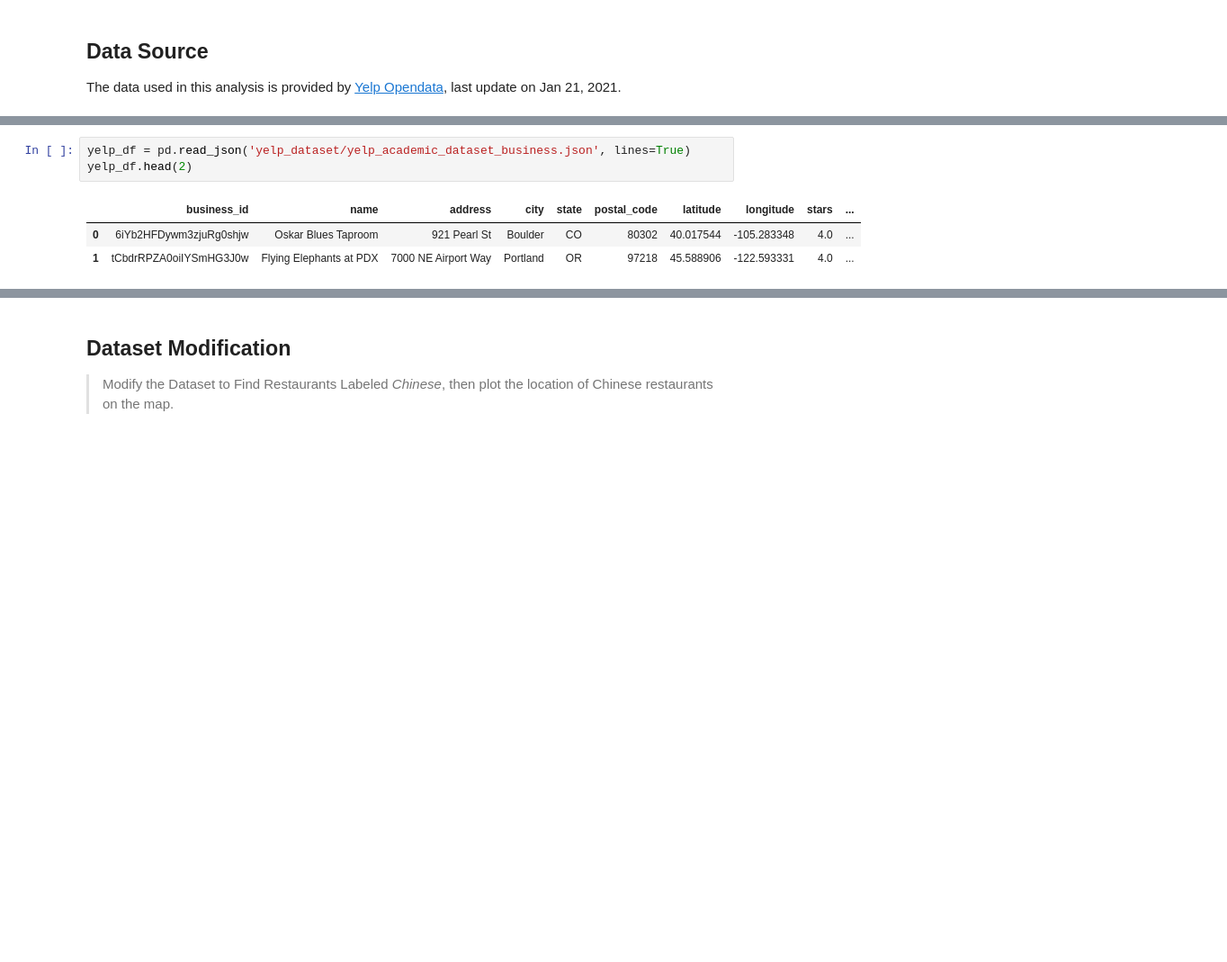
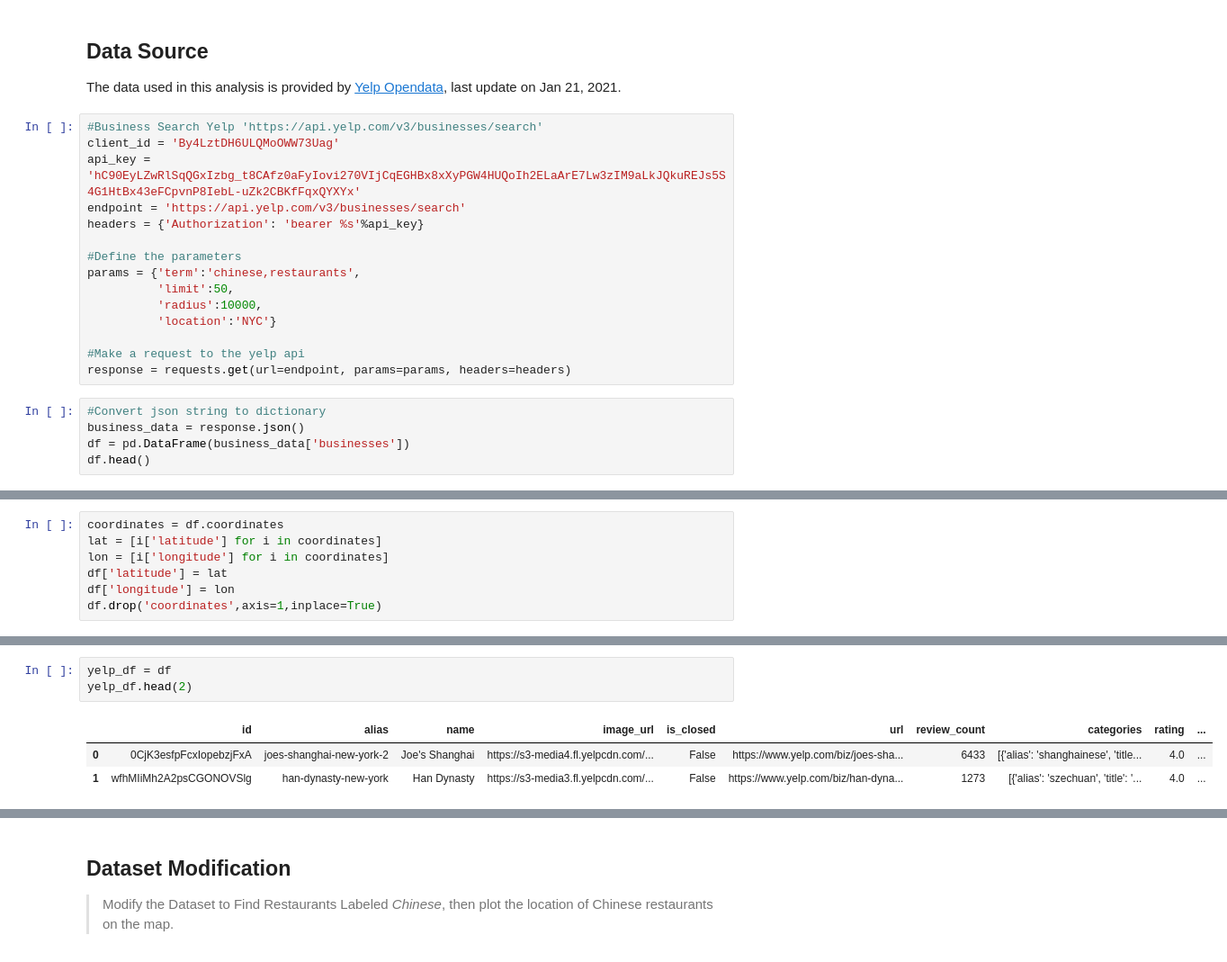
Before and after one commit to keqideng/data_analysis_portfolio_project, a Jupyter notebook: chinese_restaurant_analysis/chinese_restaurant_analysis.ipynb, the cells around one changed output, grey strips where cells are left out. Shown at 90% size. Saved outputs shown, nothing was run; the diff lists cells and outputs as text; blank space fills up the shorter version.

Commit message:
changed data acquiring method, directly from yelp fusion api

```diff
--- a/chinese_restaurant_analysis/chinese_restaurant_analysis.ipynb
+++ b/chinese_restaurant_analysis/chinese_restaurant_analysis.ipynb
@@ -35,3 +37,23 @@ warnings.filterwarnings('ignore')
 # %% [markdown]
 ## Data Source
 The data used in this analysis is provided by [Yelp Opendata](https://www.yelp.com/dataset), last update on Jan 21, 2021.
+# %%
+#Business Search Yelp 'https://api.yelp.com/v3/businesses/search'
+client_id = 'By4LztDH6ULQMoOWW73Uag'
+api_key = 'hC90EyLZwRlSqQGxIzbg_t8CAfz0aFyIovi270VIjCqEGHBx8xXyPGW4HUQoIh2ELaArE7Lw3zIM9aLkJQkuREJs5S4G1HtBx43eFCpvnP8IebL-uZk2CBKfFqxQYXYx'
+endpoint = 'https://api.yelp.com/v3/businesses/search'
+headers = {'Authorization': 'bearer %s'%api_key}
+
+#Define the parameters
+params = {'term':'chinese,restaurants',
+          'limit':50,
+          'radius':10000,
+          'location':'NYC'}
+
+#Make a request to the yelp api
+response = requests.get(url=endpoint, params=params, headers=headers)
+# %%
+#Convert json string to dictionary
+business_data = response.json()
+df = pd.DataFrame(business_data['businesses'])
+df.head()
@@ -37,0 +67,7 @@ The data used in this analysis is provided by [Yelp Opendata](https://www.yelp.c
+# %%
+coordinates = df.coordinates
+lat = [i['latitude'] for i in coordinates]
+lon = [i['longitude'] for i in coordinates]
+df['latitude'] = lat
+df['longitude'] = lon
+df.drop('coordinates',axis=1,inplace=True)
@@ -38,10 +83,10 @@ The data used in this analysis is provided by [Yelp Opendata](https://www.yelp.c
 # %%
-yelp_df = pd.read_json('yelp_dataset/yelp_academic_dataset_business.json', lines=True)
+yelp_df = df
 yelp_df.head(2)
 # %% [output]
-|  | business_id | name | address | city | state | postal_code | latitude | longitude | stars | ... |
-| 0 | 6iYb2HFDywm3zjuRg0shjw | Oskar Blues Taproom | 921 Pearl St | Boulder | CO | 80302 | 40.017544 | -105.283348 | 4.0 | ... |
-| 1 | tCbdrRPZA0oiIYSmHG3J0w | Flying Elephants at PDX | 7000 NE Airport Way | Portland | OR | 97218 | 45.588906 | -122.593331 | 4.0 | ... |
+|  | id | alias | name | image_url | is_closed | url | review_count | categories | rating | ... |
+| 0 | 0CjK3esfpFcxIopebzjFxA | joes-shanghai-new-york-2 | Joe's Shanghai | https://s3-media4.fl.yelpcdn.com/... | False | https://www.yelp.com/biz/joes-sha... | 6433 | [{'alias': 'shanghainese', 'title... | 4.0 | ... |
+| 1 | wfhMIiMh2A2psCGONOVSlg | han-dynasty-new-york | Han Dynasty | https://s3-media3.fl.yelpcdn.com/... | False | https://www.yelp.com/biz/han-dyna... | 1273 | [{'alias': 'szechuan', 'title': '... | 4.0 | ... |
 # %%
 # Dataset information
 yelp_df.info()
```
Also changed, not shown: parts of 9 cells of this notebook, 1 other file.
